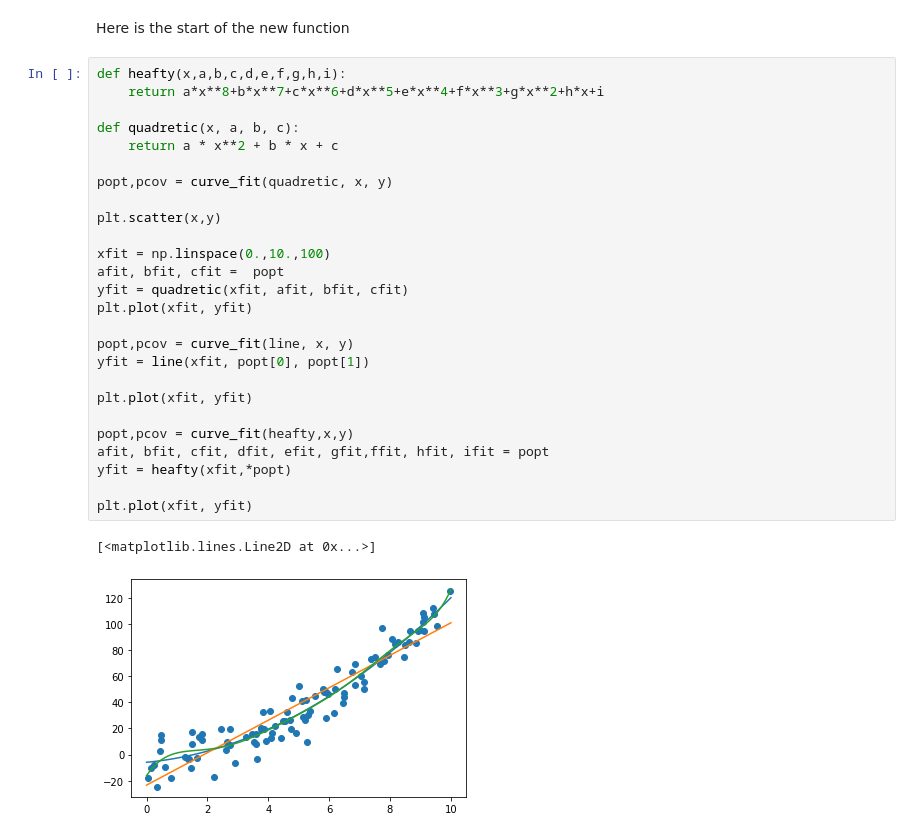
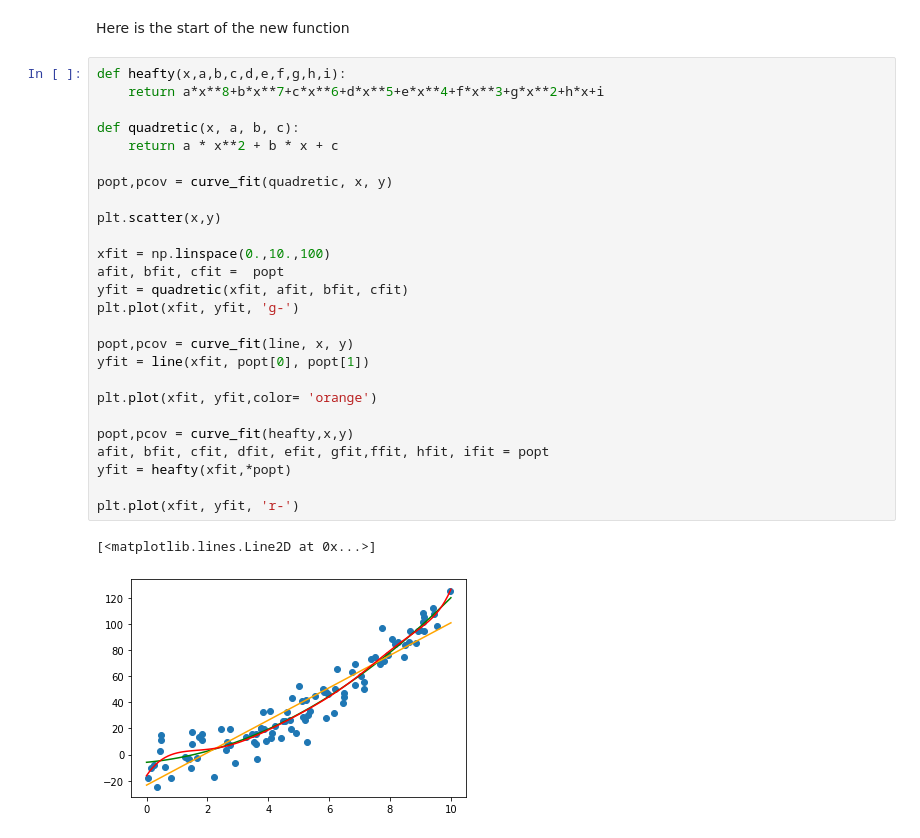
Before and after one commit to UMD-ENMA165/4-21-22-Class, a Jupyter notebook: curve_fitting.ipynb, the cells around one changed output. Saved outputs shown, nothing was run; the diff lists cells and outputs as text.

```diff
--- a/curve_fitting.ipynb
+++ b/curve_fitting.ipynb
@@ -105,29 +105,29 @@ Here is the start of the new function
 # %%
 def heafty(x,a,b,c,d,e,f,g,h,i):
     return a*x**8+b*x**7+c*x**6+d*x**5+e*x**4+f*x**3+g*x**2+h*x+i
 
 def quadretic(x, a, b, c):
     return a * x**2 + b * x + c
 
 popt,pcov = curve_fit(quadretic, x, y)
 
 plt.scatter(x,y)
 
 xfit = np.linspace(0.,10.,100)
 afit, bfit, cfit =  popt
 yfit = quadretic(xfit, afit, bfit, cfit)
-plt.plot(xfit, yfit)
+plt.plot(xfit, yfit, 'g-')
 
 popt,pcov = curve_fit(line, x, y)
 yfit = line(xfit, popt[0], popt[1])
 
-plt.plot(xfit, yfit)
+plt.plot(xfit, yfit,color= 'orange')
 
 popt,pcov = curve_fit(heafty,x,y)
 afit, bfit, cfit, dfit, efit, gfit,ffit, hfit, ifit = popt
 yfit = heafty(xfit,*popt)
 
-plt.plot(xfit, yfit)
+plt.plot(xfit, yfit, 'r-')
 # %% [output]
 [<matplotlib.lines.Line2D at 0x...>]
-[figure, old version]
+[figure, new version]
```
